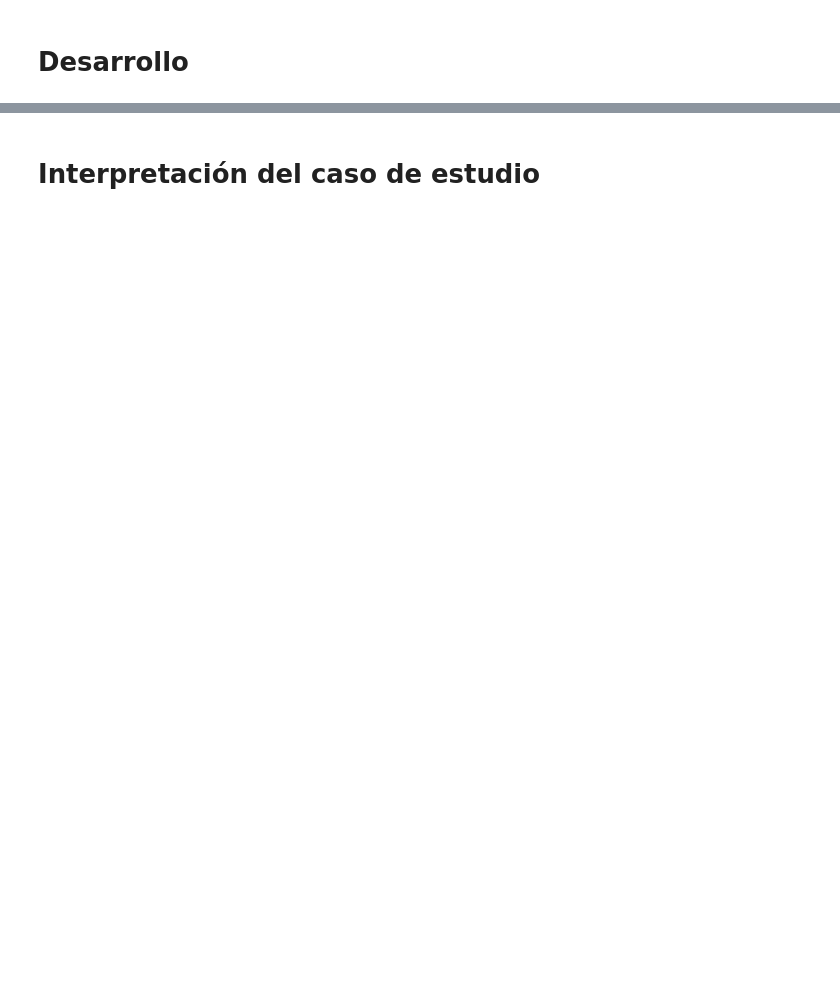
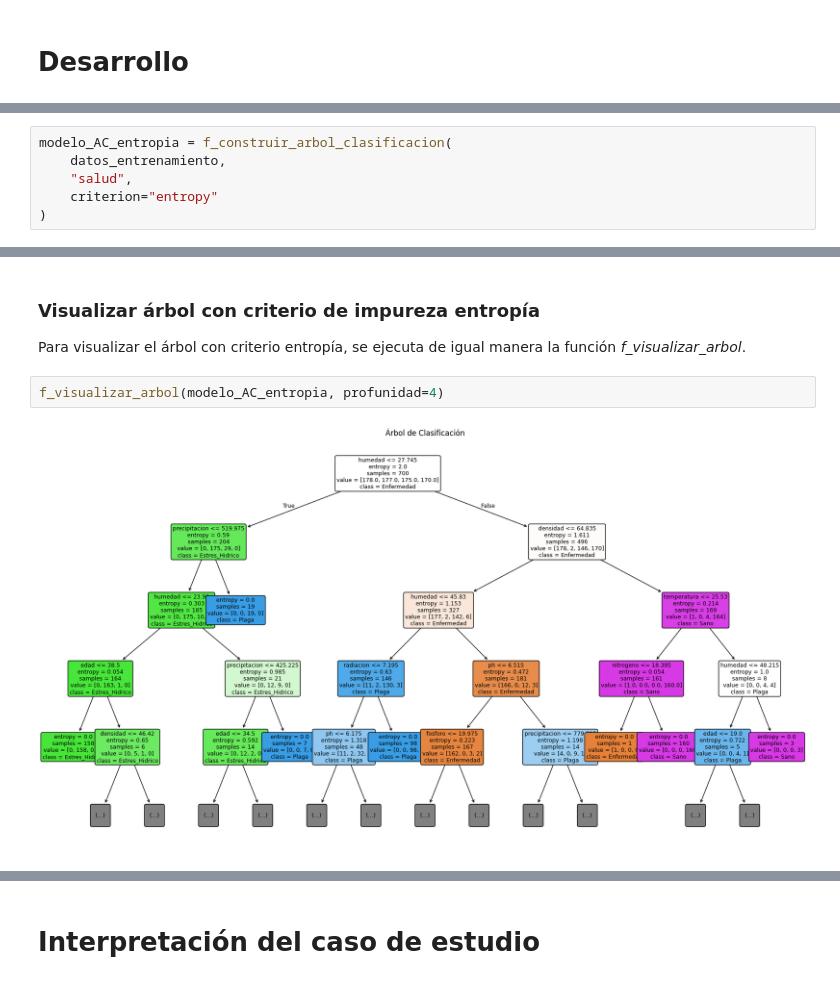
Before and after one commit to rpizarrog/Libro-Aprendizaje-Automatico.-Casos-de-Estudio-con-R-y-Python, a Jupyter notebook: Python NoteBooks/CASO_ARBOLES_DE_CLASIFICACION_RANDOM_FOREST_Y_REGRESION_LOGISTICAS_PARA_DATOS_DE_SALUD_ARBOLES.ipynb, the cells around one changed output, grey strips where cells are left out. Saved outputs shown, nothing was run; the diff lists cells and outputs as text; blank space fills up the shorter version.

```diff
--- a/Python NoteBooks/CASO_ARBOLES_DE_CLASIFICACION_RANDOM_FOREST_Y_REGRESION_LOGISTICAS_PARA_DATOS_DE_SALUD_ARBOLES.ipynb
+++ b/Python NoteBooks/CASO_ARBOLES_DE_CLASIFICACION_RANDOM_FOREST_Y_REGRESION_LOGISTICAS_PARA_DATOS_DE_SALUD_ARBOLES.ipynb
@@ -1561,0 +1976,6 @@ f_frecuencias_clases(datos)
+# %%
+modelo_AC_entropia = f_construir_arbol_clasificacion(
+    datos_entrenamiento,
+    "salud",
+    criterion="entropy"
+)
@@ -1561,0 +1998,8 @@ f_frecuencias_clases(datos)
+# %% [markdown]
+### Visualizar árbol con criterio de impureza entropía
+
+Para visualizar el árbol con criterio entropía, se ejecuta de igual manera la función *f_visualizar_arbol*.
+# %%
+f_visualizar_arbol(modelo_AC_entropia, profunidad=4)
+# %% [output]
+[figure, added]
```
Also changed, not shown: parts of 17 cells of this notebook.
